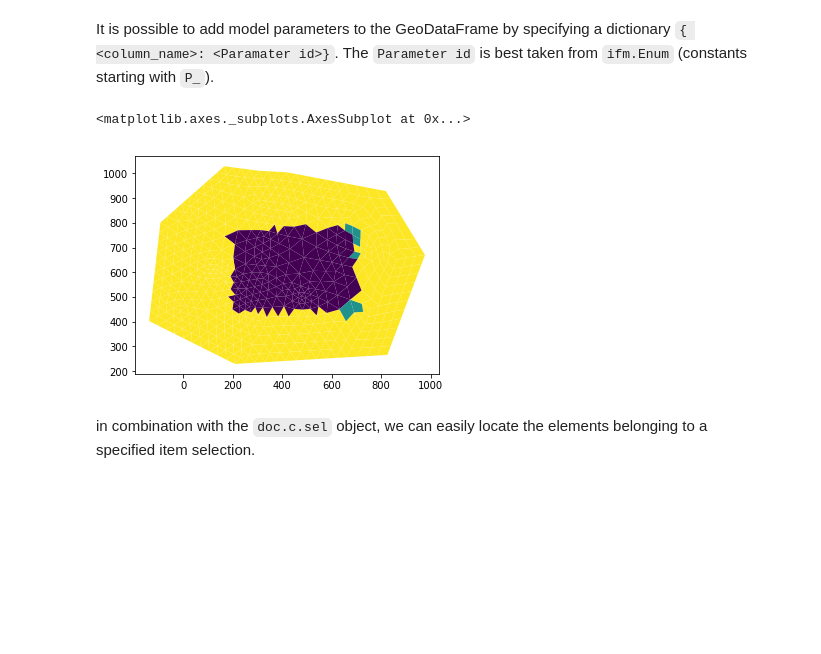
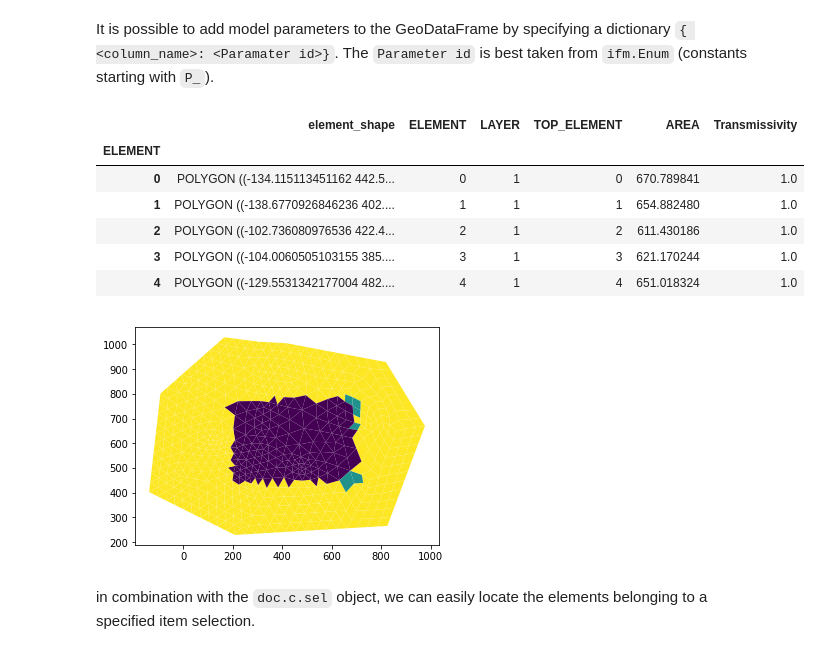
Before and after one commit to red5alex/ifm_contrib, a Jupyter notebook: doc/Notebooks/pandas-mesh-and-selections.ipynb, the cells around one changed output. Cells and saved outputs as stored; diff of their text form; code cells hidden in the pictures; blank space fills up the shorter version.

```diff
--- a/doc/Notebooks/pandas-mesh-and-selections.ipynb
+++ b/doc/Notebooks/pandas-mesh-and-selections.ipynb
@@ -23,11 +31,18 @@ It is possible to add model parameters to the GeoDataFrame by specifying a dicti
 # %%
 from ifm import Enum
 
 # get dataframe including Transmissivity
 gdf = doc.c.mesh.gdf.elements({"Transmissivity" : Enum.P_TRANS})
 gdf.plot("Transmissivity", label="Transmissivity")
+gdf.head()
 # %% [output]
-<matplotlib.axes._subplots.AxesSubplot at 0x...>
+|  | element_shape | ELEMENT | LAYER | TOP_ELEMENT | AREA | Transmissivity |
+| ELEMENT |  |  |  |  |  |  |
+| 0 | POLYGON ((-134.115113451162 442.5... | 0 | 1 | 0 | 670.789841 | 1.0 |
+| 1 | POLYGON ((-138.6770926846236 402.... | 1 | 1 | 1 | 654.882480 | 1.0 |
+| 2 | POLYGON ((-102.736080976536 422.4... | 2 | 1 | 2 | 611.430186 | 1.0 |
+| 3 | POLYGON ((-104.0060505103155 385.... | 3 | 1 | 3 | 621.170244 | 1.0 |
+| 4 | POLYGON ((-129.5531342177004 482.... | 4 | 1 | 4 | 651.018324 | 1.0 |
 [figure]
 # %% [markdown]
 in combination with the `doc.c.sel` object, we can easily locate the elements belonging to a specified item selection.
```
Also changed, not shown: parts of 3 cells of this notebook, 6 other files.
